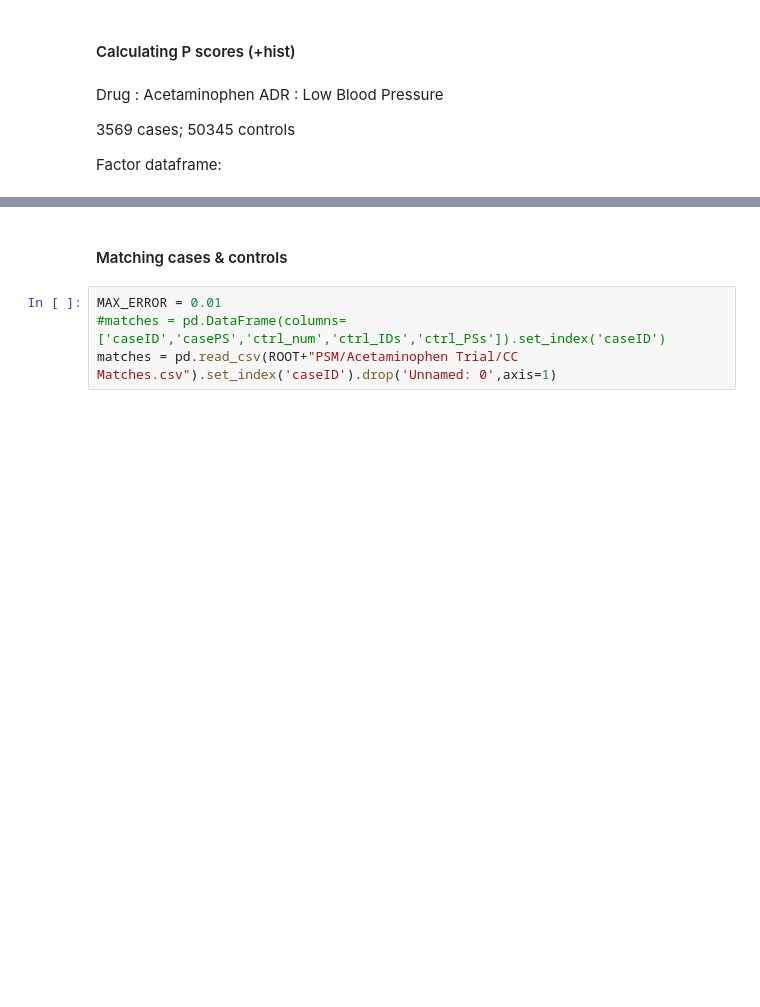
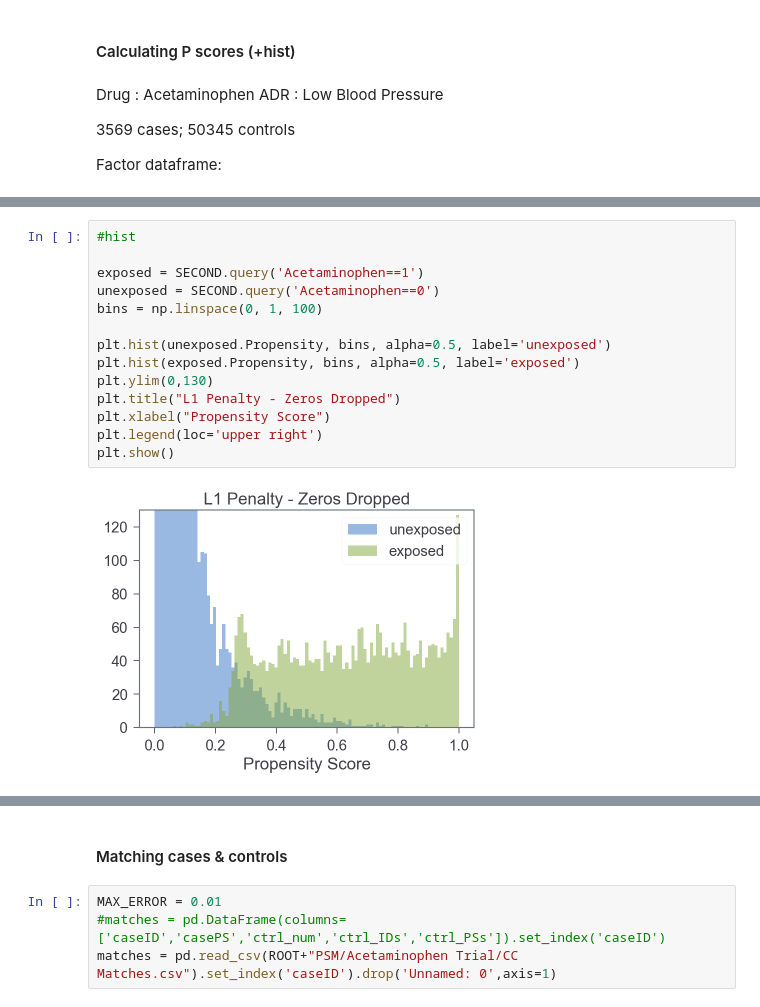
Before and after one commit to tatonetti-lab/sex_risks, a Jupyter notebook: Drugs with Sex Risks.ipynb, the cells around one changed output, grey strips where cells are left out. Saved outputs shown, nothing was run; the diff lists cells and outputs as text; blank space fills up the shorter version.

```diff
--- a/Drugs with Sex Risks.ipynb
+++ b/Drugs with Sex Risks.ipynb
@@ -2581,0 +2601,16 @@ plt.show()
+# %%
+#hist
+
+exposed = SECOND.query('Acetaminophen==1')
+unexposed = SECOND.query('Acetaminophen==0')
+bins = np.linspace(0, 1, 100)
+
+plt.hist(unexposed.Propensity, bins, alpha=0.5, label='unexposed')
+plt.hist(exposed.Propensity, bins, alpha=0.5, label='exposed')
+plt.ylim(0,130)
+plt.title("L1 Penalty - Zeros Dropped")
+plt.xlabel("Propensity Score")
+plt.legend(loc='upper right')
+plt.show()
+# %% [output]
+[figure, added]
```
Also changed, not shown: parts of 16 cells of this notebook.
